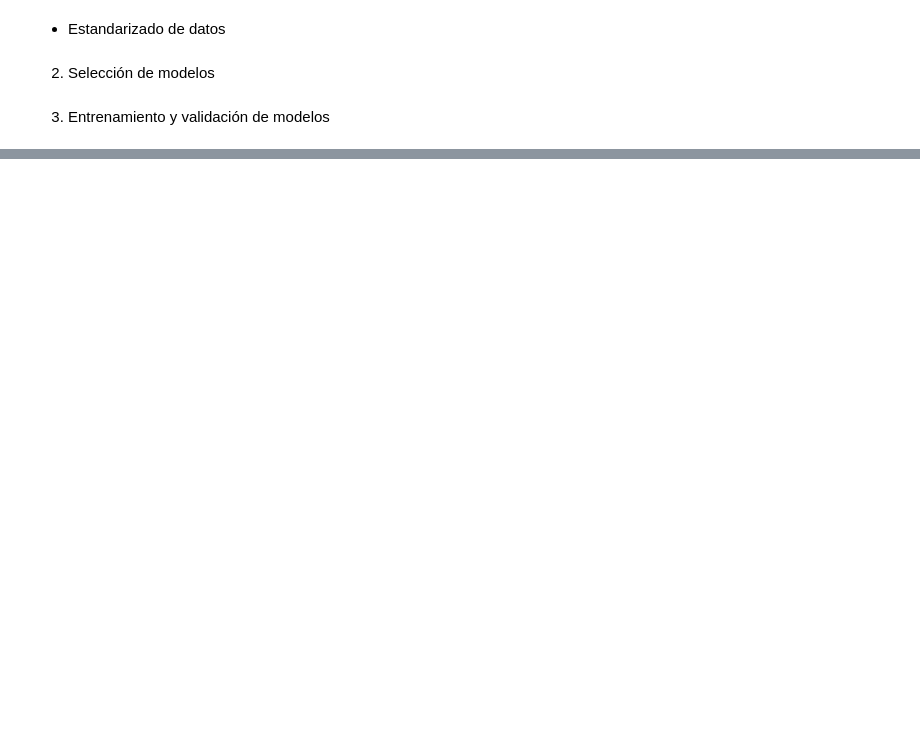
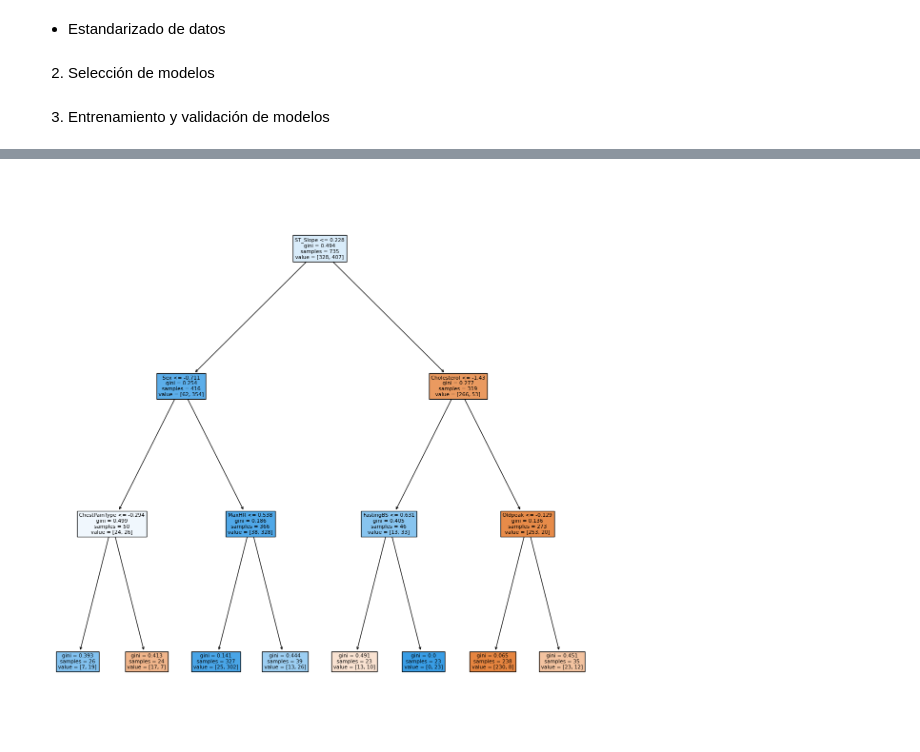
Before and after one commit to DaniCortes/IN-practica1, a Jupyter notebook: fallo-cardiaco.ipynb, the cells around one changed output, grey strips where cells are left out. Drawn from its saved outputs; the diff is of its cells as text; code cells hidden in the pictures; blank space fills up the shorter version.

```diff
--- a/fallo-cardiaco.ipynb
+++ b/fallo-cardiaco.ipynb
@@ -362,2 +352,12 @@ for name, model in models.items():
 [figure]
 [figure]
+# %%
+from sklearn.tree import plot_tree
+
+plt.figure(figsize=(15, 15))
+plot_tree(decision_tree=models['Decision_Tree'],
+          feature_names=heart_data.columns, filled=True)
+
+plt.show()
+# %% [output]
+[figure, added]
```
Also changed, not shown: parts of 15 cells of this notebook, 3 other files.
